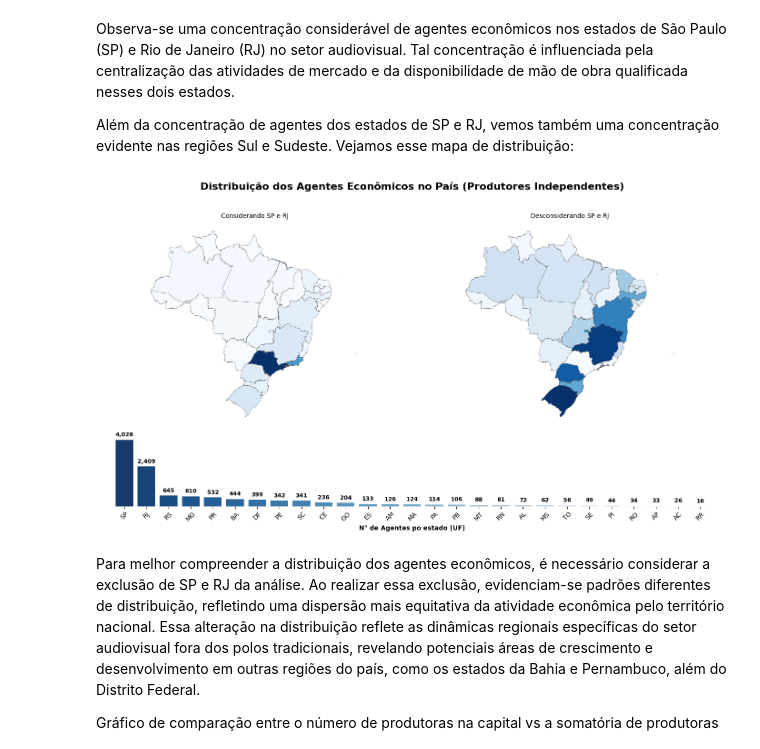
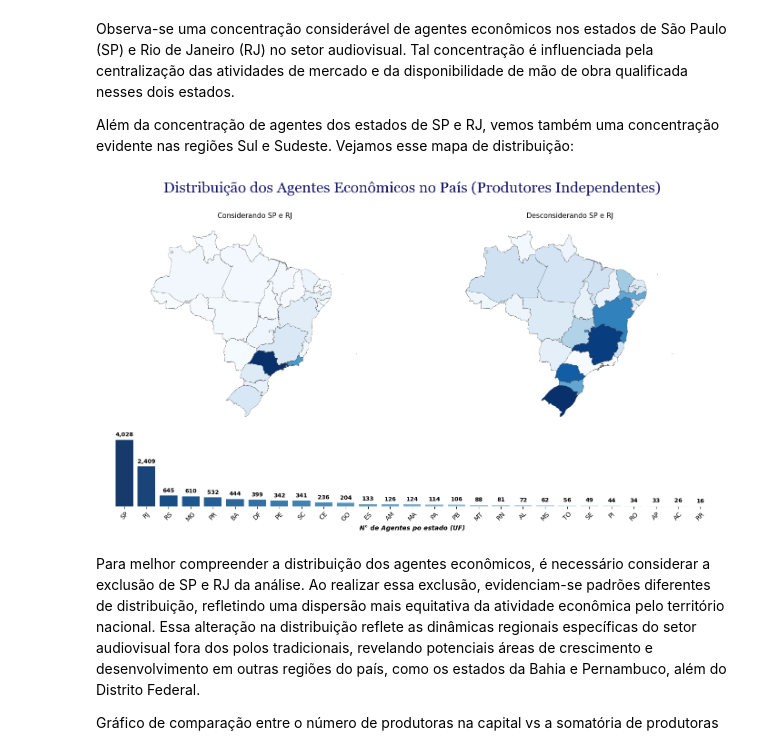
Before and after one commit to fonsecadados/AgenciaNacionalDoCinema_ANCINE, a Jupyter notebook: ANCINE_DesafiosEOportunidades.ipynb, the cells around one changed output. Cells and saved outputs as stored; diff of their text form; code cells hidden in the pictures.

```diff
--- a/ANCINE_DesafiosEOportunidades.ipynb
+++ b/ANCINE_DesafiosEOportunidades.ipynb
@@ -378,7 +379,7 @@ gs = gridspec.GridSpec(2, 2, height_ratios=[3, 1], width_ratios=[2, 2])
 # Plotar mapa dos estados sem SP e RJ
 ax1 = plt.subplot(gs[0,0])
 brasil_estados.plot(column='Total', cmap='Blues', linewidth=0.3, ax=ax1, edgecolor='0.3', legend=False)
-ax1.set_title('Considerando SP e RJ', fontsize=10, fontweight='light')
+ax1.set_title('Considerando SP e RJ', fontsize=11, fontweight='light')
 ax1.set_xlabel(None)
 ax1.set_ylabel(None)
 ax1.set_yticks([])
@@ -391,43 +392,45 @@ ax1.spines['bottom'].set_visible(False)
 # Plotar mapa dos estados com SP e RJ
 ax2 = plt.subplot(gs[0,1])
 brasil_estados.plot(column='Total_count', cmap='Blues', linewidth=0.3, ax=ax2, edgecolor='0.3', legend=False)
-ax2.set_title('Desconsiderando SP e RJ', fontsize=10, fontweight='light')
+ax2.set_title('Desconsiderando SP e RJ', fontsize=11, fontweight='light')
 ax2.set_xlabel(None)
 ax2.set_ylabel(None)
 ax2.set_yticks([])
 ax2.set_xticks([])
 ax2.spines['top'].set_visible(False)
 ax2.spines['right'].set_visible(False)
 ax2.spines['left'].set_visible(False)
 ax2.spines['bottom'].set_visible(False)
 
 # Plotar gráfico de barras
 ax3 = plt.subplot(gs[1, :])
 sns.countplot(data=agnts_tabela_unificada, x='UF', order=agnts_tabela_unificada['UF'].value_counts().index, palette='Blues_r', ax=ax3)
 for p in ax3.patches:
     ax3.annotate(format(p.get_height(), ',.0f'),
                    (p.get_x() + p.get_width() / 2., p.get_height()),
                    ha='center', va='center',
                    xytext=(0, 8),
                    textcoords='offset points',
                    fontsize=9, fontweight='bold')
 # ax3.set_title('Quantidade de Agentes Econômicos por Estado', fontsize=13, fontweight='medium')
-ax3.set_xlabel('N° de Agentes po estado (UF)', fontsize=10, fontweight='bold')
+ax3.set_xlabel('N° de Agentes po estado (UF)', fontsize=10, fontweight='bold', fontstyle='oblique')
 ax3.set_ylabel(None)
 ax3.set_xticklabels(ax3.get_xticklabels(), rotation=45, fontsize=10, fontweight='normal')
 ax3.set_yticks([])
 ax3.margins(0.025)
 plt.tight_layout()
 ax3.spines['top'].set_visible(False)
 ax3.spines['right'].set_visible(False)
 ax3.spines['left'].set_visible(False)
 ax3.spines['bottom'].set_visible(False)
 
-plt.suptitle('Distribuição dos Agentes Econômicos no País (Produtores Independentes)', fontweight='bold', fontsize=16)
+fontprops = {'color': 'midnightblue', 'weight': 'bold', 'style': 'normal', 'family' : 'Georgia'}
+
+plt.suptitle('Distribuição dos Agentes Econômicos no País (Produtores Independentes)', fontdict=fontprops, fontsize=24)
 plt.subplots_adjust(top=0.87)
 plt.show()
 # %% [output]
-[figure, old version]
+[figure, new version]
 # %% [markdown]
 Para melhor compreender a distribuição dos agentes econômicos, é necessário considerar a exclusão de SP e RJ da análise. Ao realizar essa exclusão, evidenciam-se padrões diferentes de distribuição, refletindo uma dispersão mais equitativa da atividade econômica pelo território nacional. Essa alteração na distribuição reflete as dinâmicas regionais específicas do setor audiovisual fora dos polos tradicionais, revelando potenciais áreas de crescimento e desenvolvimento em outras regiões do país, como os estados da Bahia e Pernambuco, além do Distrito Federal.
 
```
Also changed, not shown: parts of 15 cells of this notebook.
